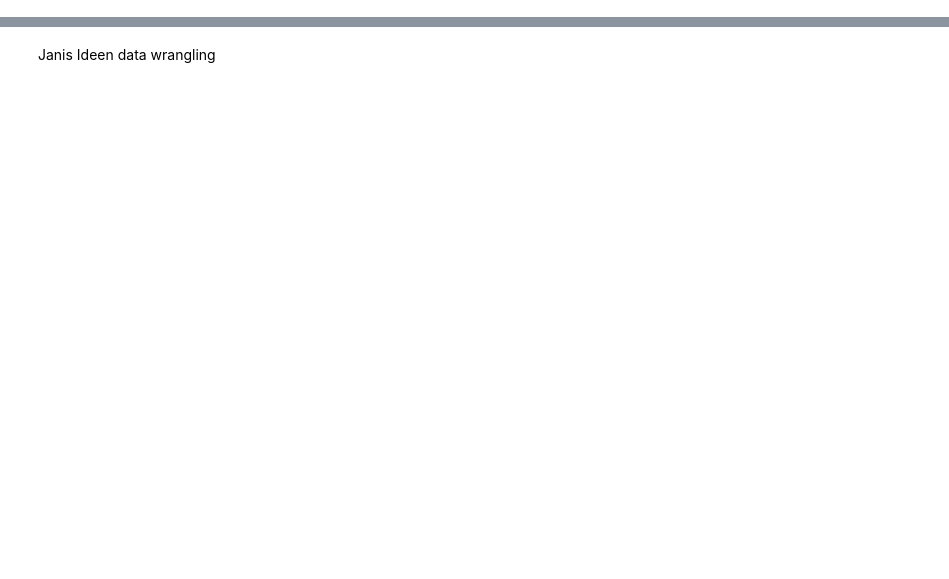
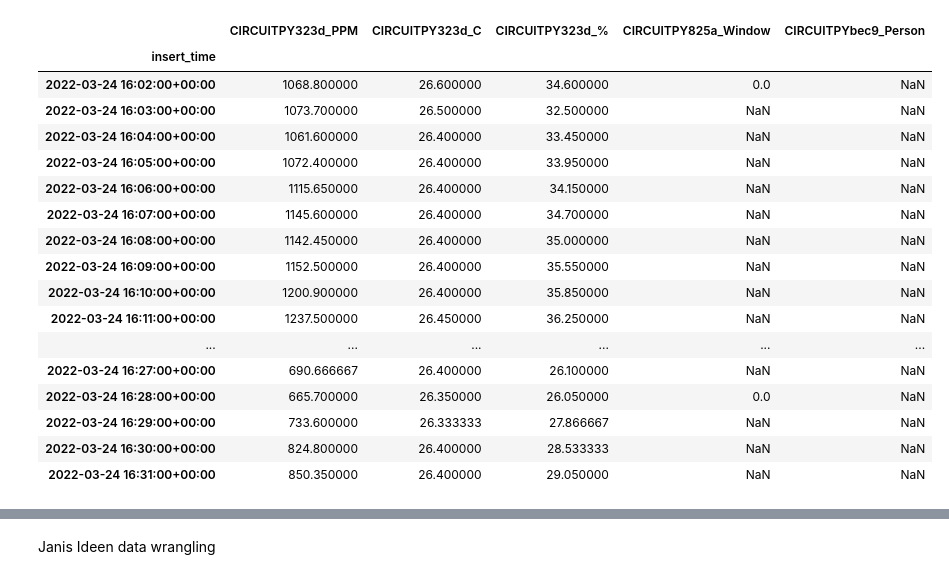
Before and after one commit to nicolarohner1337/smartclassroom, a Jupyter notebook: url_request/janis.ipynb, the cells around one changed output, grey strips where cells are left out. Cells and saved outputs as stored; diff of their text form; code cells hidden in the pictures; blank space fills up the shorter version.

```diff
--- a/url_request/janis.ipynb
+++ b/url_request/janis.ipynb
@@ -23,11 +44,30 @@ df.info()
 # %%
 #pivot
 df_pivot = df.pivot_table(index='insert_time',columns=['sensor_id','unit1'],values='value1')
 #multindex to single index
 df_pivot.columns =	df_pivot.columns.map('_'.join)
 #resample on 5min time windows
-
-df_pivot = df_pivot.resample('1Min').agg({'CIRCUITPY323d_PPM':'mean', 'CIRCUITPY323d_C':'mean','CIRCUITPY323d_%':'mean','CIRCUITPY323d_%':'mean','CIRCUITPY825a_Window':'last','CIRCUITPYbec9_Person':'last'})
+resample_time = "1Min"
+df_pivot = df_pivot.resample('1Min').agg({'CIRCUITPY323d_PPM':'mean', 'CIRCUITPY323d_C':'mean','CIRCUITPY323d_%':'mean','CIRCUITPY825a_Window':'last','CIRCUITPYbec9_Person':'last'})
 df_pivot.head(30)
+# %% [output]
+|  | CIRCUITPY323d_PPM | CIRCUITPY323d_C | CIRCUITPY323d_% | CIRCUITPY825a_Window | CIRCUITPYbec9_Person |
+| insert_time |  |  |  |  |  |
+| 2022-03-24 16:02:00+00:00 | 1068.800000 | 26.600000 | 34.600000 | 0.0 | NaN |
+| 2022-03-24 16:03:00+00:00 | 1073.700000 | 26.500000 | 32.500000 | NaN | NaN |
+| 2022-03-24 16:04:00+00:00 | 1061.600000 | 26.400000 | 33.450000 | NaN | NaN |
+| 2022-03-24 16:05:00+00:00 | 1072.400000 | 26.400000 | 33.950000 | NaN | NaN |
+| 2022-03-24 16:06:00+00:00 | 1115.650000 | 26.400000 | 34.150000 | NaN | NaN |
+| 2022-03-24 16:07:00+00:00 | 1145.600000 | 26.400000 | 34.700000 | NaN | NaN |
+| 2022-03-24 16:08:00+00:00 | 1142.450000 | 26.400000 | 35.000000 | NaN | NaN |
+| 2022-03-24 16:09:00+00:00 | 1152.500000 | 26.400000 | 35.550000 | NaN | NaN |
+| 2022-03-24 16:10:00+00:00 | 1200.900000 | 26.400000 | 35.850000 | NaN | NaN |
+| 2022-03-24 16:11:00+00:00 | 1237.500000 | 26.450000 | 36.250000 | NaN | NaN |
+| ... | ... | ... | ... | ... | ... |
+| 2022-03-24 16:27:00+00:00 | 690.666667 | 26.400000 | 26.100000 | NaN | NaN |
+| 2022-03-24 16:28:00+00:00 | 665.700000 | 26.350000 | 26.050000 | 0.0 | NaN |
+| 2022-03-24 16:29:00+00:00 | 733.600000 | 26.333333 | 27.866667 | NaN | NaN |
+| 2022-03-24 16:30:00+00:00 | 824.800000 | 26.400000 | 28.533333 | NaN | NaN |
+| 2022-03-24 16:31:00+00:00 | 850.350000 | 26.400000 | 29.050000 | NaN | NaN |
 # %%
 #neue Variable die die Luftqualität Quantitativ einordnet
```
Also changed, not shown: parts of 21 cells of this notebook.
